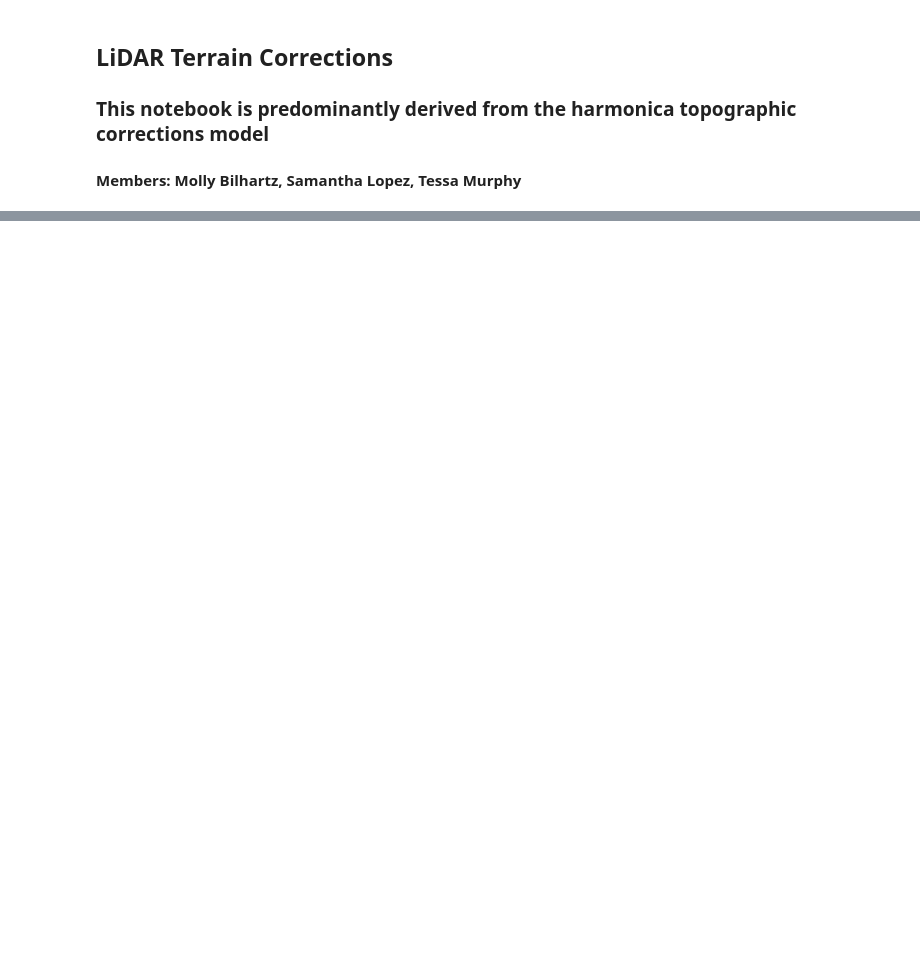
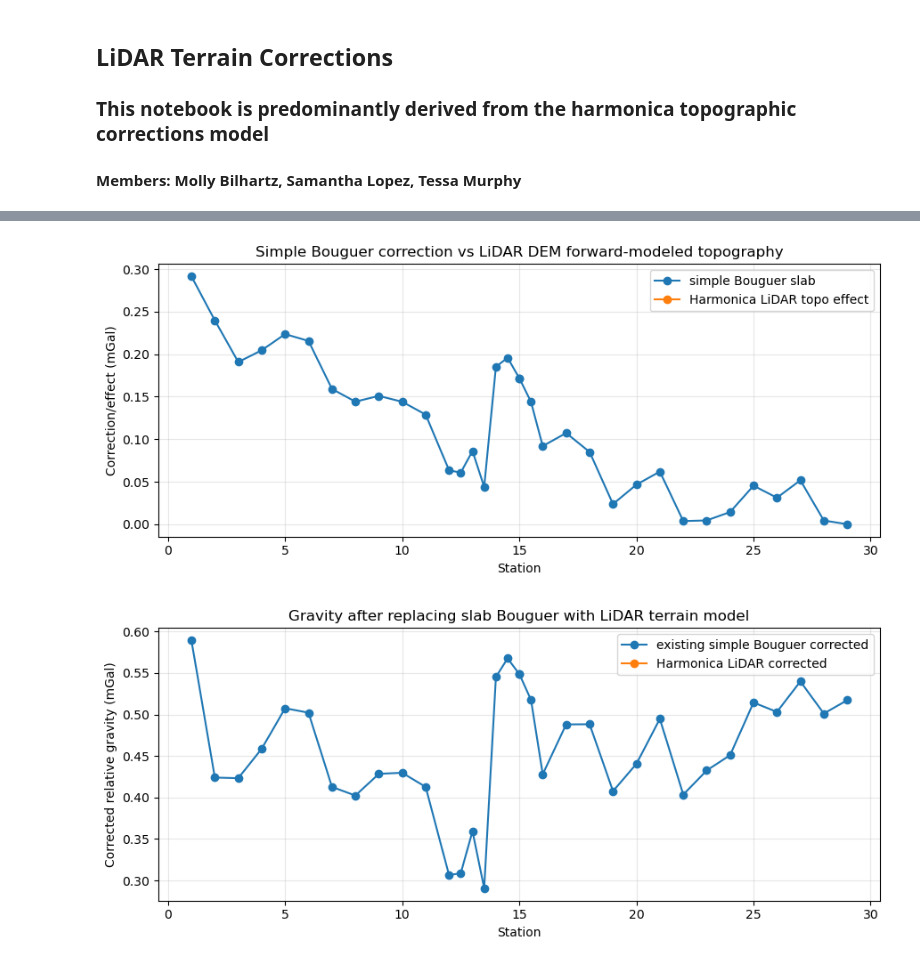
Before and after one commit to tessamurphy16/Geophysical-Characterization-of-the-Historic-Onyx-Mine-in-Steamboat-Springs-CO.-, a Jupyter notebook: notebooks/WORKING ipynb files/Gravity_LiDAR_Terrain_Corrections.ipynb, the cells around one changed output, grey strips where cells are left out. Drawn from its saved outputs; the diff is of its cells as text; code cells hidden in the pictures; blank space fills up the shorter version.

```diff
--- a/notebooks/WORKING ipynb files/Gravity_LiDAR_Terrain_Corrections.ipynb
+++ b/notebooks/WORKING ipynb files/Gravity_LiDAR_Terrain_Corrections.ipynb
@@ -9,0 +63,3 @@ Exception: File `'onyx_harmonica_lidar_terrain_correction.py'` not found.
+# %%
+gravity = tc.load_and_prepare_gravity()
+gravity.head()
@@ -9,0 +73,5 @@ Exception: File `'onyx_harmonica_lidar_terrain_correction.py'` not found.
+# %%
+topo, gravity_projected = tc.merge_crop_reproject_dem(gravity)
+
+print(topo)
+gravity_projected.head()
@@ -9,0 +102,3 @@ Exception: File `'onyx_harmonica_lidar_terrain_correction.py'` not found.
+# %%
+out = tc.compute_harmonica_terrain_correction(gravity_projected, topo)
+out.head()
@@ -9,0 +117,5 @@ Exception: File `'onyx_harmonica_lidar_terrain_correction.py'` not found.
+# %%
+tc.plot_qc(out)
+# %% [output]
+[figure, added]
+[figure, added]
```
Also changed, not shown: parts of 10 cells of this notebook, 1 other file.
